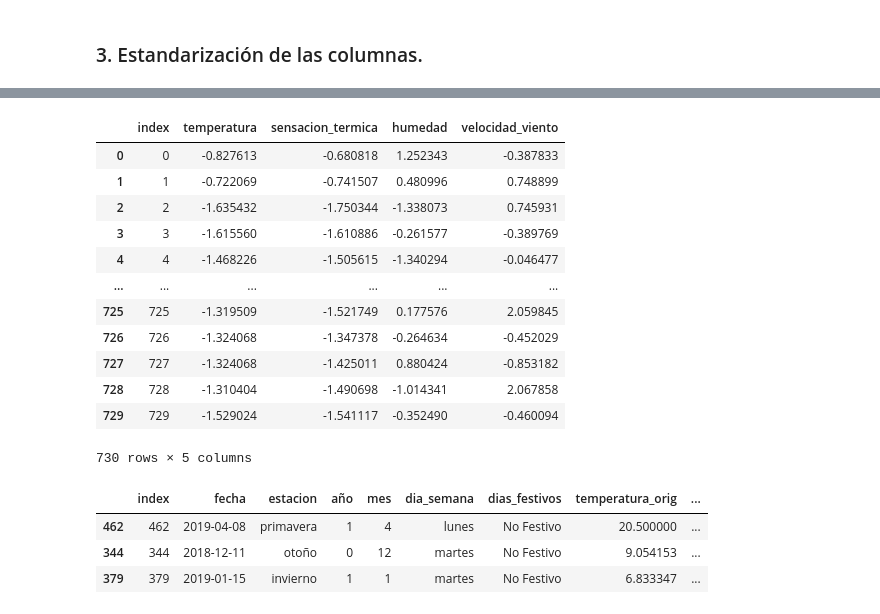
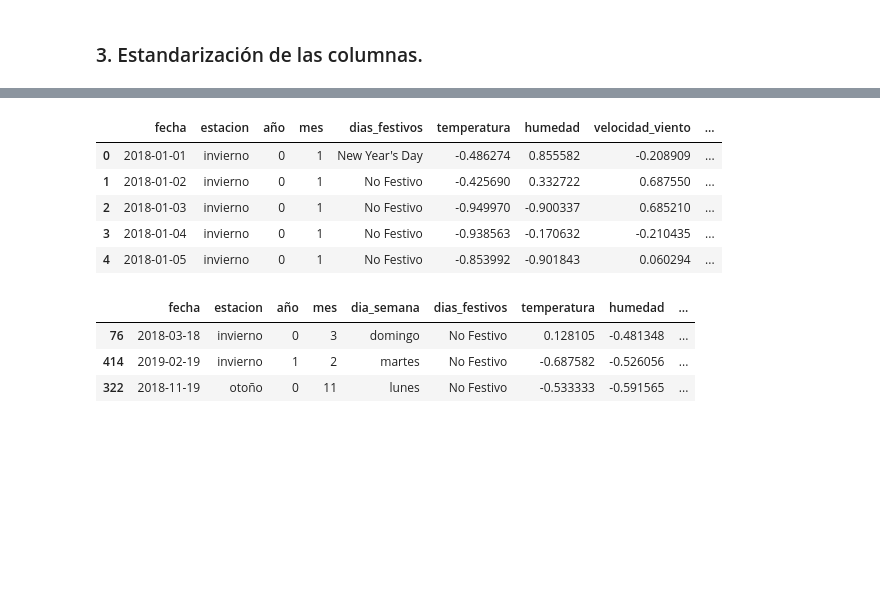
Before and after one commit to Adalab/project-da-promo-c-module-3-team-3, a Jupyter notebook: notebooks/4-Estandarización.ipynb, the cells around one changed output, grey strips where cells are left out. Cells and saved outputs as stored; diff of their text form; code cells hidden in the pictures; blank space fills up the shorter version.

```diff
--- a/notebooks/4-Estandarización.ipynb
+++ b/notebooks/4-Estandarización.ipynb
@@ -114,3 +109,0 @@ fig.tight_layout();
-# %%
-df.reset_index(inplace=True)
-df.head()
@@ -124,16 +109,0 @@ df.head()
-# %%
-numericas_estandar.reset_index()
-# %% [output]
-|  | index | temperatura | sensacion_termica | humedad | velocidad_viento |
-| 0 | 0 | -0.827613 | -0.680818 | 1.252343 | -0.387833 |
-| 1 | 1 | -0.722069 | -0.741507 | 0.480996 | 0.748899 |
-| 2 | 2 | -1.635432 | -1.750344 | -1.338073 | 0.745931 |
-| 3 | 3 | -1.615560 | -1.610886 | -0.261577 | -0.389769 |
-| 4 | 4 | -1.468226 | -1.505615 | -1.340294 | -0.046477 |
-| ... | ... | ... | ... | ... | ... |
-| 725 | 725 | -1.319509 | -1.521749 | 0.177576 | 2.059845 |
-| 726 | 726 | -1.324068 | -1.347378 | -0.264634 | -0.452029 |
-| 727 | 727 | -1.324068 | -1.425011 | 0.880424 | -0.853182 |
-| 728 | 728 | -1.310404 | -1.490698 | -1.014341 | 2.067858 |
-| 729 | 729 | -1.529024 | -1.541117 | -0.352490 | -0.460094 |
-730 rows × 5 columns
@@ -142,20 +110,22 @@ df_union = df.join(numericas_estandar, on= 'index', lsuffix= '_orig', rsuffix =
+# %%
+# Guardamos los cambios con las columnas numéricas estandarizadas en el dataframe total
+
+df[numericas_robust.columns] = numericas_robust
+df.head()
+# %% [output]
+|  | fecha | estacion | año | mes | dias_festivos | temperatura | humedad | velocidad_viento | ... |
+| 0 | 2018-01-01 | invierno | 0 | 1 | New Year's Day | -0.486274 | 0.855582 | -0.208909 | ... |
+| 1 | 2018-01-02 | invierno | 0 | 1 | No Festivo | -0.425690 | 0.332722 | 0.687550 | ... |
+| 2 | 2018-01-03 | invierno | 0 | 1 | No Festivo | -0.949970 | -0.900337 | 0.685210 | ... |
+| 3 | 2018-01-04 | invierno | 0 | 1 | No Festivo | -0.938563 | -0.170632 | -0.210435 | ... |
+| 4 | 2018-01-05 | invierno | 0 | 1 | No Festivo | -0.853992 | -0.901843 | 0.060294 | ... |
 # %%
 # Organizamos las columnas
-nuevo_orden = ['index',
- 'fecha',
- 'estacion',
- 'año',
- 'mes',
- 'dia_semana',
- 'dias_festivos',
- 'temperatura_orig',
- 'sensacion_termica_orig',
- 'humedad_orig',
- 'velocidad_viento_orig',
- 'clientes_casuales',
- 'clientes_registrados',
- 'total_bicis',
- 'temperatura_stand',
- 'sensacion_termica_stand',
- 'humedad_stand',
- 'velocidad_viento_stand']
+nuevo_orden = ['fecha','estacion','año','mes','dia_semana','dias_festivos','temperatura','humedad','velocidad_viento','clientes_casuales','clientes_registrados','total_bicis']
+df = df.reindex(columns = nuevo_orden)
+df.sample(3)
+# %% [output]
+|  | fecha | estacion | año | mes | dia_semana | dias_festivos | temperatura | humedad | ... |
+| 76 | 2018-03-18 | invierno | 0 | 3 | domingo | No Festivo | 0.128105 | -0.481348 | ... |
+| 414 | 2019-02-19 | invierno | 1 | 2 | martes | No Festivo | -0.687582 | -0.526056 | ... |
+| 322 | 2018-11-19 | otoño | 0 | 11 | lunes | No Festivo | -0.533333 | -0.591565 | ... |
@@ -164,7 +131,0 @@ df_final = df_union.reindex(columns = nuevo_orden)
-# %%
-df_final.sample(3)
-# %% [output]
-|  | index | fecha | estacion | año | mes | dia_semana | dias_festivos | temperatura_orig | ... |
-| 462 | 462 | 2019-04-08 | primavera | 1 | 4 | lunes | No Festivo | 20.500000 | ... |
-| 344 | 344 | 2018-12-11 | otoño | 0 | 12 | martes | No Festivo | 9.054153 | ... |
-| 379 | 379 | 2019-01-15 | invierno | 1 | 1 | martes | No Festivo | 6.833347 | ... |
```
Also changed, not shown: parts of 17 cells of this notebook, 6 other files.
